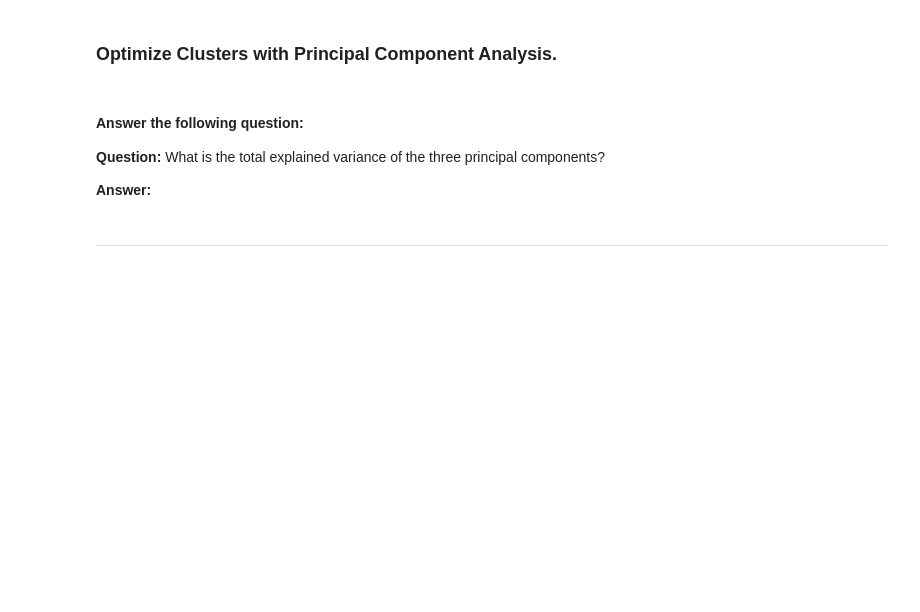
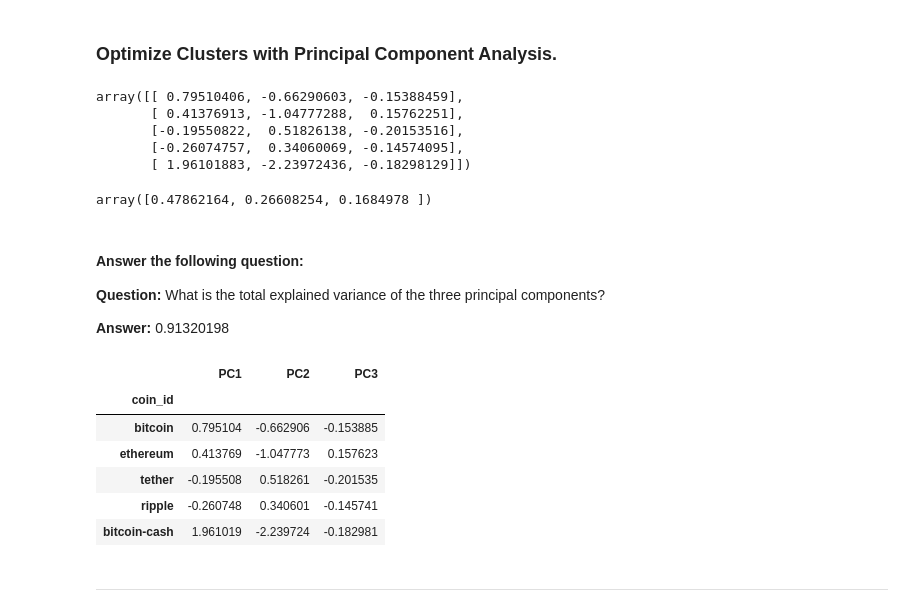
Before and after one commit to CONTEMPL8git/CryptoClustering, a Jupyter notebook: Crypto_Clustering.ipynb, the cells around one changed output. Saved outputs shown, nothing was run; the diff lists cells and outputs as text; code cells hidden in the pictures; blank space fills up the shorter version.

```diff
--- a/Crypto_Clustering.ipynb
+++ b/Crypto_Clustering.ipynb
@@ -128,5 +142,7 @@ df_market_data_scaled.head()
 ### Cluster Cryptocurrencies with K-means Using the Original Data
 # %%
 # Initialize the K-Means model using the best value for k
+k_model = KMeans(n_clusters=4)
 # %%
 # Fit the K-Means model using the scaled data
+k_model.fit(df_market_data_scaled)
@@ -154,32 +194,52 @@ df_market_data_scaled.head()
 ### Optimize Clusters with Principal Component Analysis.
 # %%
 # Create a PCA model instance and set `n_components=3`.
+pca = PCA(n_components=3)
 # %%
 # Use the PCA model with `fit_transform` to reduce to
 # three principal components.
-
+crypto_pca_data = pca.fit_transform(df_market_data_scaled)
 # View the first five rows of the DataFrame.
+crypto_pca_data[:5]
+# %% [output]
+array([[ 0.79510406, -0.66290603, -0.15388459],
+       [ 0.41376913, -1.04777288,  0.15762251],
+       [-0.19550822,  0.51826138, -0.20153516],
+       [-0.26074757,  0.34060069, -0.14574095],
+       [ 1.96101883, -2.23972436, -0.18298129]])
 # %%
 # Retrieve the explained variance to determine how much information
 # can be attributed to each principal component.
+pca.explained_variance_ratio_
+# %% [output]
+array([0.47862164, 0.26608254, 0.1684978 ])
 # %% [markdown]
 #### Answer the following question:
 
 **Question:** What is the total explained variance of the three principal components?
 
-**Answer:**
+**Answer:** 0.91320198
 # %%
 # Create a new DataFrame with the PCA data.
-
+df_crypto_pca = pd.DataFrame(crypto_pca_data, columns=["PC1", "PC2", "PC3"])
 # Creating a DataFrame with the PCA data
 
 # Copy the crypto names from the original data
-
+df_crypto_pca["coin_id"] = df_market_data.index
 
 # Set the coinid column as index
-
+df_crypto_pca = df_crypto_pca.set_index("coin_id")
 
 # Display sample data
+df_crypto_pca.head()
+# %% [output]
+|  | PC1 | PC2 | PC3 |
+| coin_id |  |  |  |
+| bitcoin | 0.795104 | -0.662906 | -0.153885 |
+| ethereum | 0.413769 | -1.047773 | 0.157623 |
+| tether | -0.195508 | 0.518261 | -0.201535 |
+| ripple | -0.260748 | 0.340601 | -0.145741 |
+| bitcoin-cash | 1.961019 | -2.239724 | -0.182981 |
 # %% [markdown]
 ---
 # %% [markdown]
```
Also changed, not shown: parts of 21 cells of this notebook.
